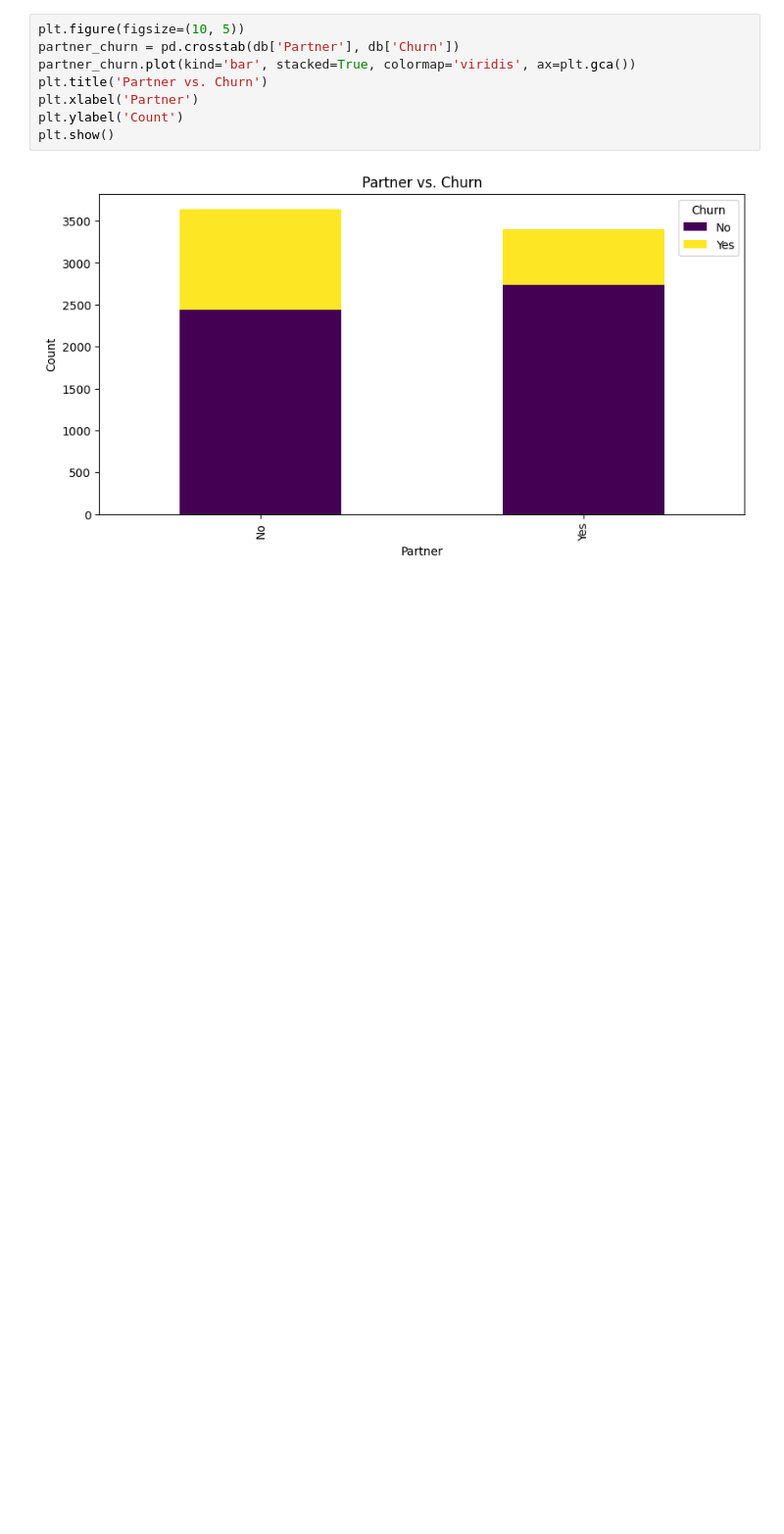
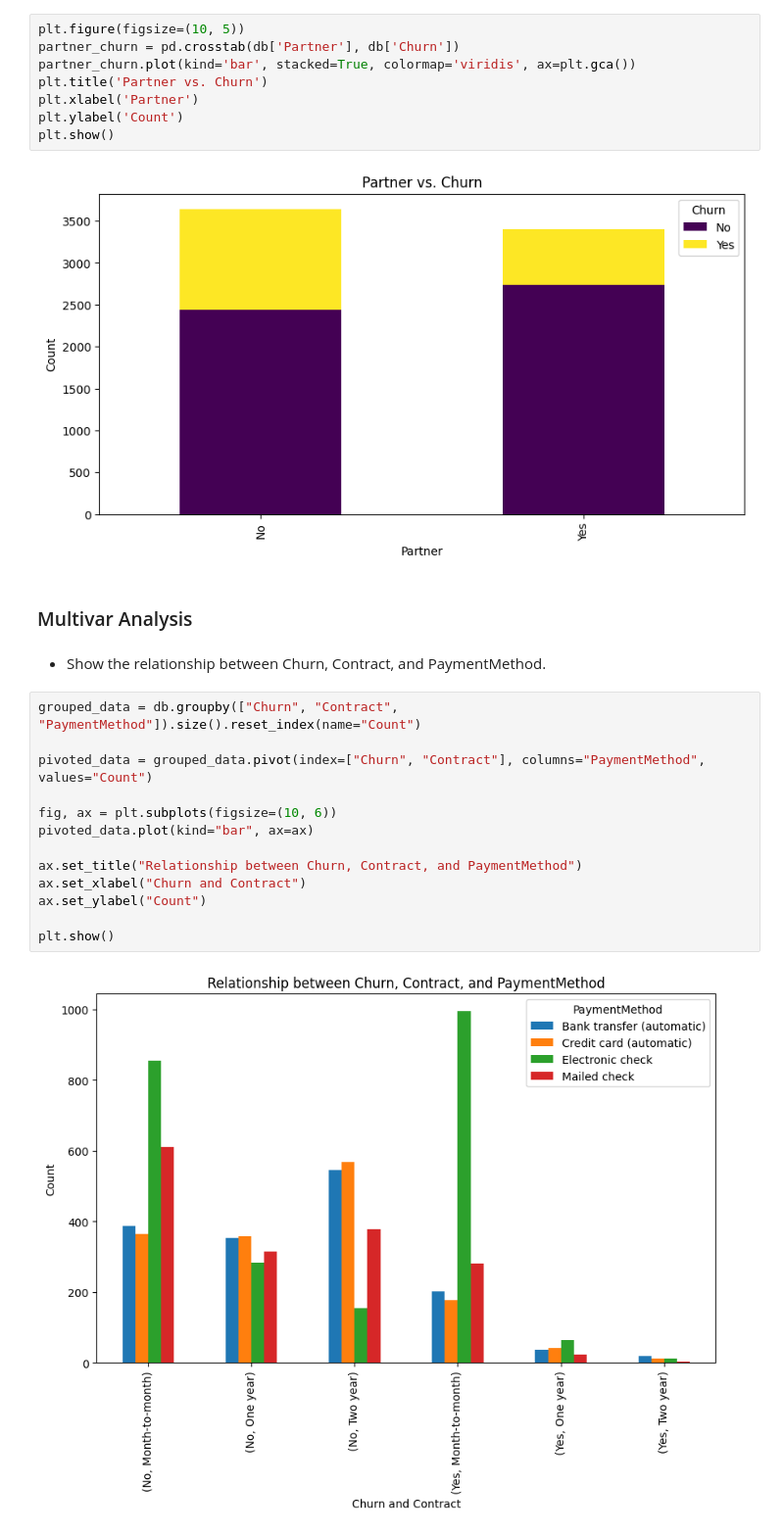
Before and after one commit to hishaaaam/bootcamp-practice, a Jupyter notebook: Project 2/Project 2.ipynb, the cells around one changed output. Shown: that part at 98% size. Drawn from its saved outputs; the diff is of its cells as text; blank space fills up the shorter version.

```diff
--- a/Project 2/Project 2.ipynb
+++ b/Project 2/Project 2.ipynb
@@ -248,3 +248,22 @@ plt.ylabel('Count')
 plt.show()
 # %% [output]
 [figure]
+# %% [markdown]
+### Multivar Analysis
+# %% [markdown]
+- Show the relationship between Churn, Contract, and PaymentMethod.
+# %%
+grouped_data = db.groupby(["Churn", "Contract", "PaymentMethod"]).size().reset_index(name="Count")
+
+pivoted_data = grouped_data.pivot(index=["Churn", "Contract"], columns="PaymentMethod", values="Count")
+
+fig, ax = plt.subplots(figsize=(10, 6))
+pivoted_data.plot(kind="bar", ax=ax)
+
+ax.set_title("Relationship between Churn, Contract, and PaymentMethod")
+ax.set_xlabel("Churn and Contract")
+ax.set_ylabel("Count")
+
+plt.show()
+# %% [output]
+[figure, added]
```
Also changed, not shown: parts of 6 cells of this notebook.
